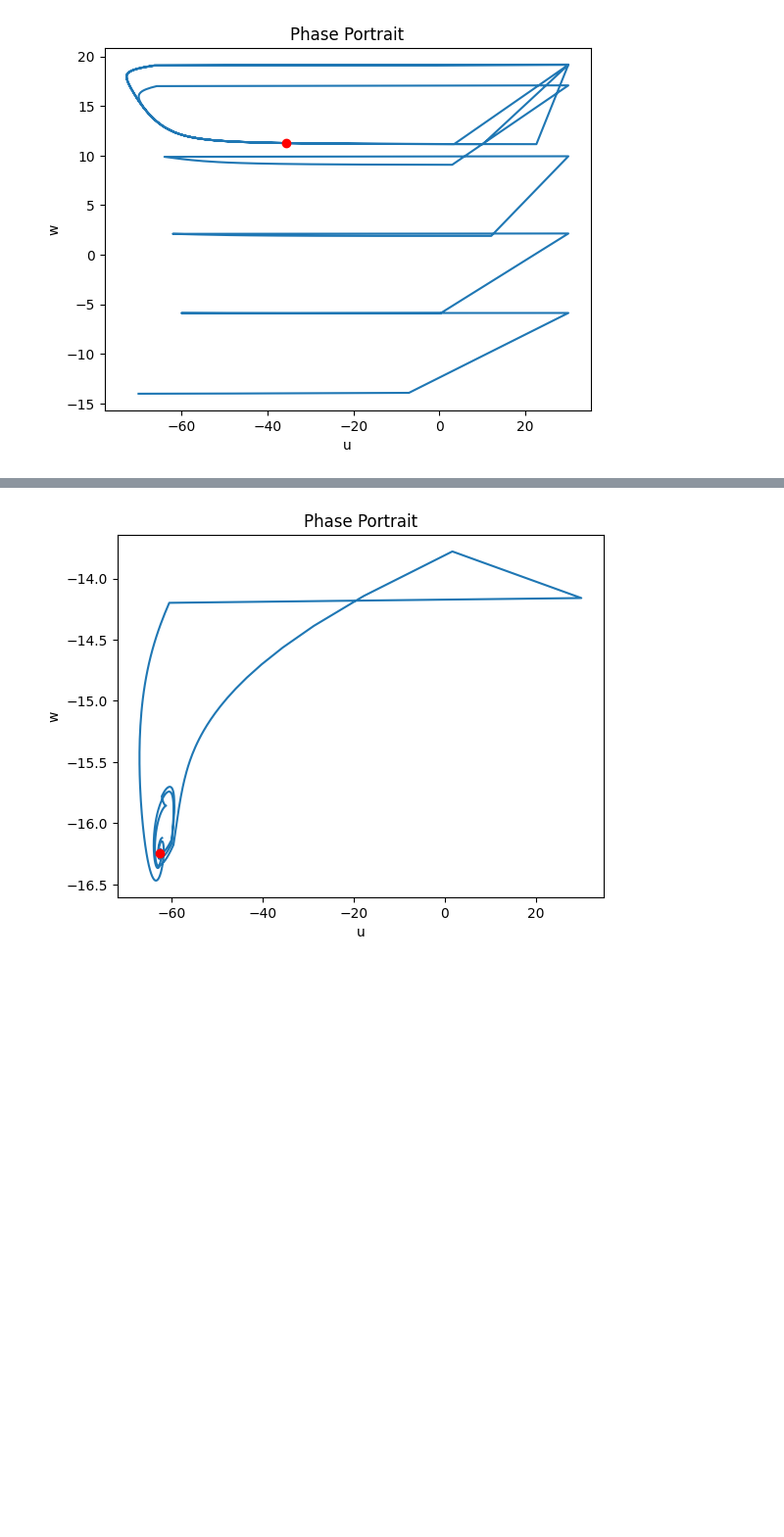
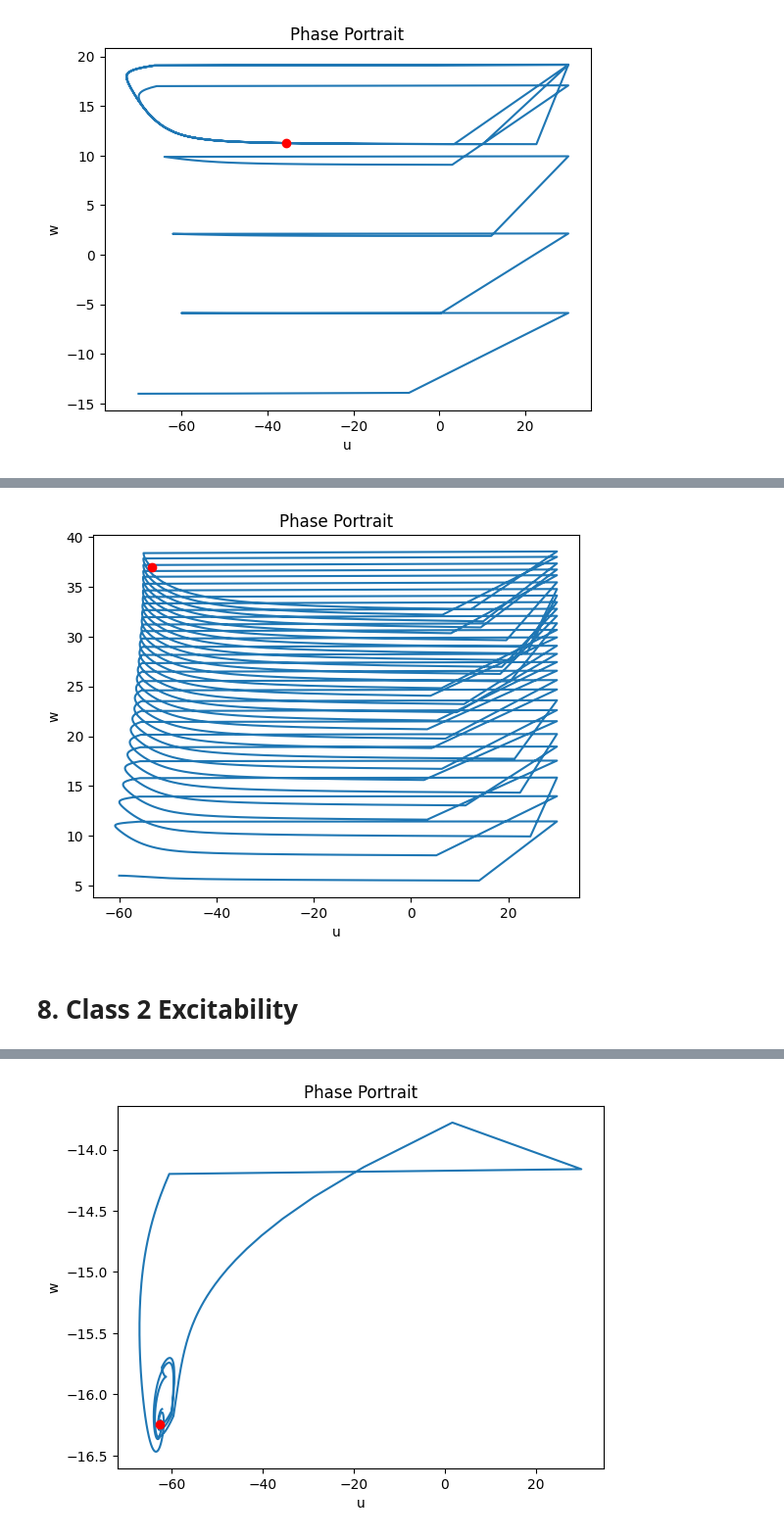
Before and after one commit to U-n-Own/UniversityNotes, a Jupyter notebook: Assignments/ComputationalNeuroscience/FirstAssignment/izhikevich_simulation.ipynb, the cells around one changed output, grey strips where cells are left out. Shown at 98% size. Saved outputs shown, nothing was run; the diff lists cells and outputs as text; code cells hidden in the pictures; blank space fills up the shorter version.

```diff
--- a/Assignments/ComputationalNeuroscience/FirstAssignment/izhikevich_simulation.ipynb
+++ b/Assignments/ComputationalNeuroscience/FirstAssignment/izhikevich_simulation.ipynb
@@ -315,0 +348,6 @@ draw_phase_portrait((u, w), 'Phase Portrait')
+# %%
+draw_phase_portrait((u, w), 'Phase Portrait')
+# %% [output]
+[figure, added]
+# %% [markdown]
+# 8. Class 2 Excitability
```
Also changed, not shown: parts of 33 cells of this notebook, 3 other files.
